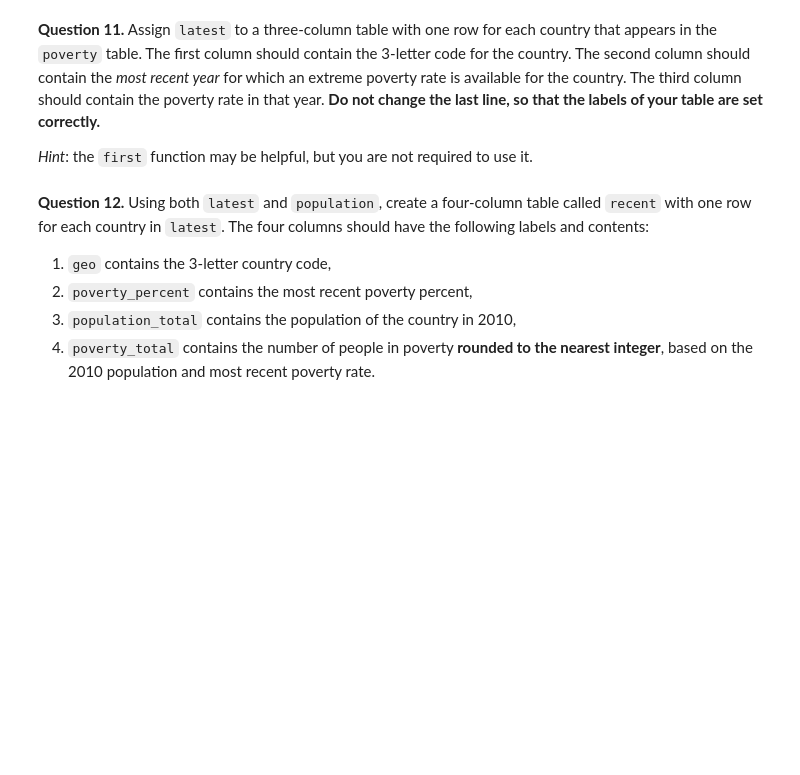
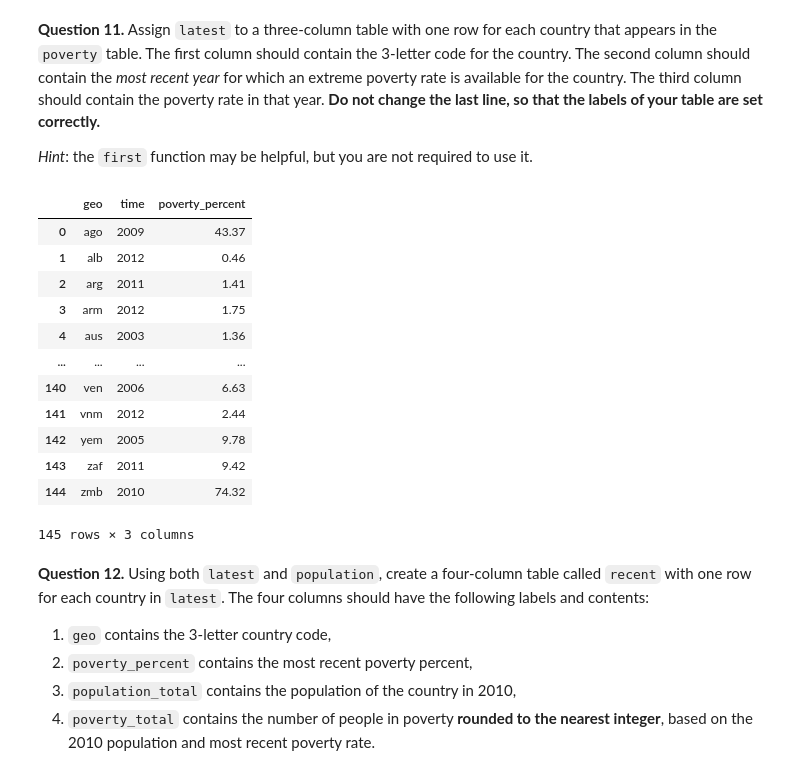
Before and after one commit to JoeFry15/ox-assignment-2, a Jupyter notebook: Second-Assignment.ipynb, the cells around one changed output. Cells and saved outputs as stored; diff of their text form; code cells hidden in the pictures; blank space fills up the shorter version.

```diff
--- a/Second-Assignment.ipynb
+++ b/Second-Assignment.ipynb
@@ -455,14 +452,34 @@ FileNotFoundError: [Errno 2] No such file or directory: 'poverty.csv'
 # %%
 def first(values):
     return values.item(0)
 
-latest = ...
+poverty_sorted = poverty.sort_values(by='time', ascending=[False])
+
+latest = poverty_sorted.groupby('geo').first().reset_index()
 
 # This line **should** work as it is, but you can change it
 # as you see fit
-latest.rename(
-    columns={0: 'geo', 1: 'time', 2: 'poverty_percent'}
-)
+##latest.rename(
+    ##columns={0: 'geo', 1: 'time', 2: 'poverty_percent'}
+##)
+
+latest.columns = ['geo', 'time', 'poverty_percent']
+
+latest
+# %% [output]
+|  | geo | time | poverty_percent |
+| 0 | ago | 2009 | 43.37 |
+| 1 | alb | 2012 | 0.46 |
+| 2 | arg | 2011 | 1.41 |
+| 3 | arm | 2012 | 1.75 |
+| 4 | aus | 2003 | 1.36 |
+| ... | ... | ... | ... |
+| 140 | ven | 2006 | 6.63 |
+| 141 | vnm | 2012 | 2.44 |
+| 142 | yem | 2005 | 9.78 |
+| 143 | zaf | 2011 | 9.42 |
+| 144 | zmb | 2010 | 74.32 |
+145 rows × 3 columns
 # %% [markdown]
 **Question 12.** Using both `latest` and `population`, create a four-column table called `recent` with one row for each country in `latest`. The four columns should have the following labels and contents:
 1. `geo` contains the 3-letter country code,
```
Also changed, not shown: parts of 5 cells of this notebook, 1 other file.
